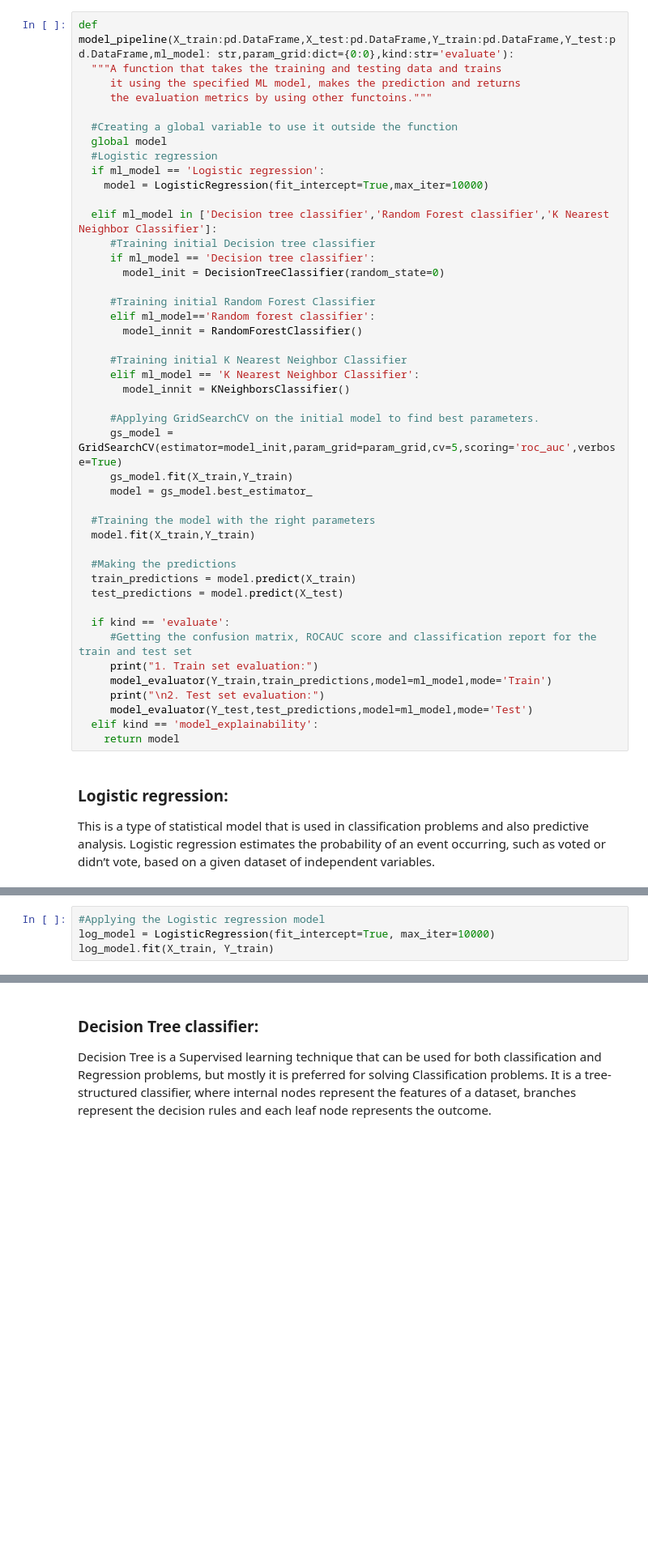
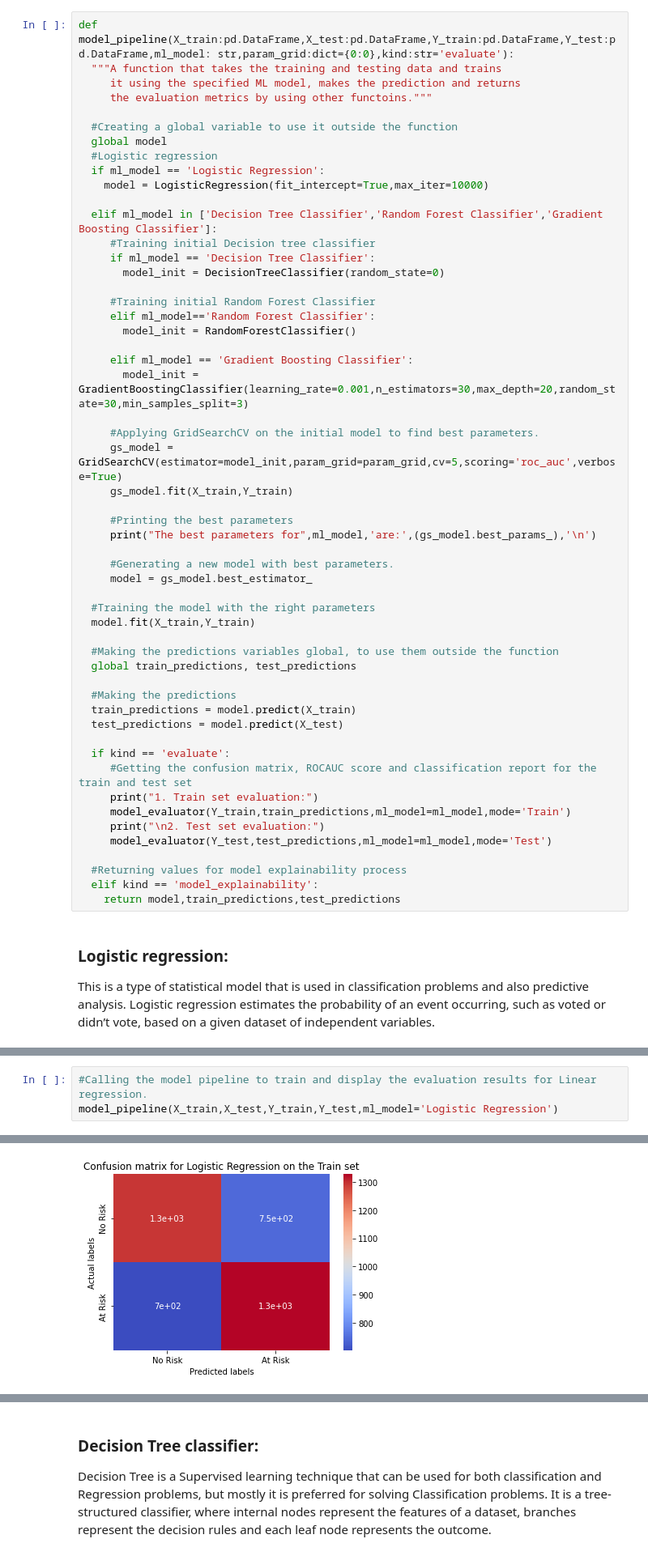
Before and after one commit to Syed-Adnan-S/Cardiovascular-Risk-Prediction, a Jupyter notebook: Cardiovascular_Risk_Prediction_Capstone_Project_Syed_Adnan_S.ipynb, the cells around one changed output, grey strips where cells are left out. Shown at 81% size. Saved outputs shown, nothing was run; the diff lists cells and outputs as text; blank space fills up the shorter version.

```diff
--- a/Cardiovascular_Risk_Prediction_Capstone_Project_Syed_Adnan_S.ipynb
+++ b/Cardiovascular_Risk_Prediction_Capstone_Project_Syed_Adnan_S.ipynb
@@ -745,29 +777,36 @@ def model_pipeline(X_train:pd.DataFrame,X_test:pd.DataFrame,Y_train:pd.DataFrame
   #Creating a global variable to use it outside the function
   global model
   #Logistic regression
-  if ml_model == 'Logistic regression':
+  if ml_model == 'Logistic Regression':
     model = LogisticRegression(fit_intercept=True,max_iter=10000)
 
-  elif ml_model in ['Decision tree classifier','Random Forest classifier','K Nearest Neighbor Classifier']:
+  elif ml_model in ['Decision Tree Classifier','Random Forest Classifier','Gradient Boosting Classifier']:
      #Training initial Decision tree classifier
-     if ml_model == 'Decision tree classifier':
+     if ml_model == 'Decision Tree Classifier':
        model_init = DecisionTreeClassifier(random_state=0)
 
      #Training initial Random Forest Classifier
-     elif ml_model=='Random forest classifier':
-       model_innit = RandomForestClassifier()
+     elif ml_model=='Random Forest Classifier':
+       model_init = RandomForestClassifier()
 
-     #Training initial K Nearest Neighbor Classifier
-     elif ml_model == 'K Nearest Neighbor Classifier':
-       model_innit = KNeighborsClassifier()
+     elif ml_model == 'Gradient Boosting Classifier':
+       model_init = GradientBoostingClassifier(learning_rate=0.001,n_estimators=30,max_depth=20,random_state=30,min_samples_split=3)
 
      #Applying GridSearchCV on the initial model to find best parameters.
      gs_model = GridSearchCV(estimator=model_init,param_grid=param_grid,cv=5,scoring='roc_auc',verbose=True)
      gs_model.fit(X_train,Y_train)
+
+     #Printing the best parameters
+     print("The best parameters for",ml_model,'are:',(gs_model.best_params_),'\n')
+
+     #Generating a new model with best parameters.
      model = gs_model.best_estimator_
 
   #Training the model with the right parameters
   model.fit(X_train,Y_train)
+
+  #Making the predictions variables global, to use them outside the function
+  global train_predictions, test_predictions
 
   #Making the predictions
   train_predictions = model.predict(X_train)
@@ -776,11 +815,13 @@ def model_pipeline(X_train:pd.DataFrame,X_test:pd.DataFrame,Y_train:pd.DataFrame
   if kind == 'evaluate':
      #Getting the confusion matrix, ROCAUC score and classification report for the train and test set
      print("1. Train set evaluation:")
-     model_evaluator(Y_train,train_predictions,model=ml_model,mode='Train')
+     model_evaluator(Y_train,train_predictions,ml_model=ml_model,mode='Train')
      print("\n2. Test set evaluation:")
-     model_evaluator(Y_test,test_predictions,model=ml_model,mode='Test')
+     model_evaluator(Y_test,test_predictions,ml_model=ml_model,mode='Test')
+
+  #Returning values for model explainability process
   elif kind == 'model_explainability':
-    return model
+    return model,train_predictions,test_predictions
 # %% [markdown]
 ### <b>Logistic regression:</b>
 
@@ -811,4 +828,0 @@ a=model_pipeline(X_train, X_test,Y_train,Y_test,ml_model = 'Linear regression',
-# %%
-#Applying the Logistic regression model
-log_model = LogisticRegression(fit_intercept=True, max_iter=10000)
-log_model.fit(X_train, Y_train)
@@ -881,0 +829,4 @@ The classification report is:
+# %%
+#Calling the model pipeline to train and display the evaluation results for Linear regression.
+model_pipeline(X_train,X_test,Y_train,Y_test,ml_model='Logistic Regression')
+# %% [output]
@@ -881,0 +837 @@ The classification report is:
+[figure, added]
```
Also changed, not shown: parts of 50 cells of this notebook.
